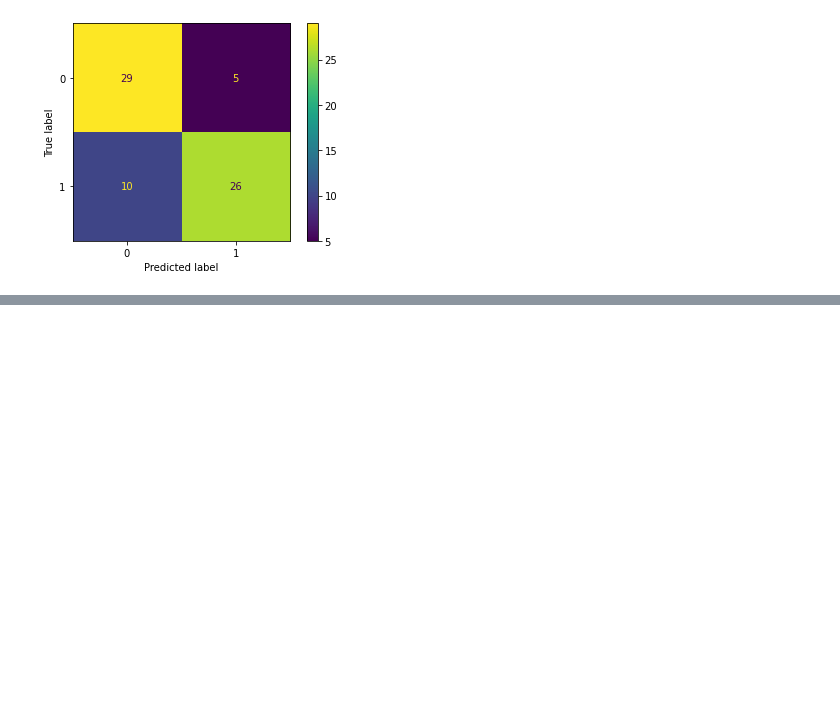
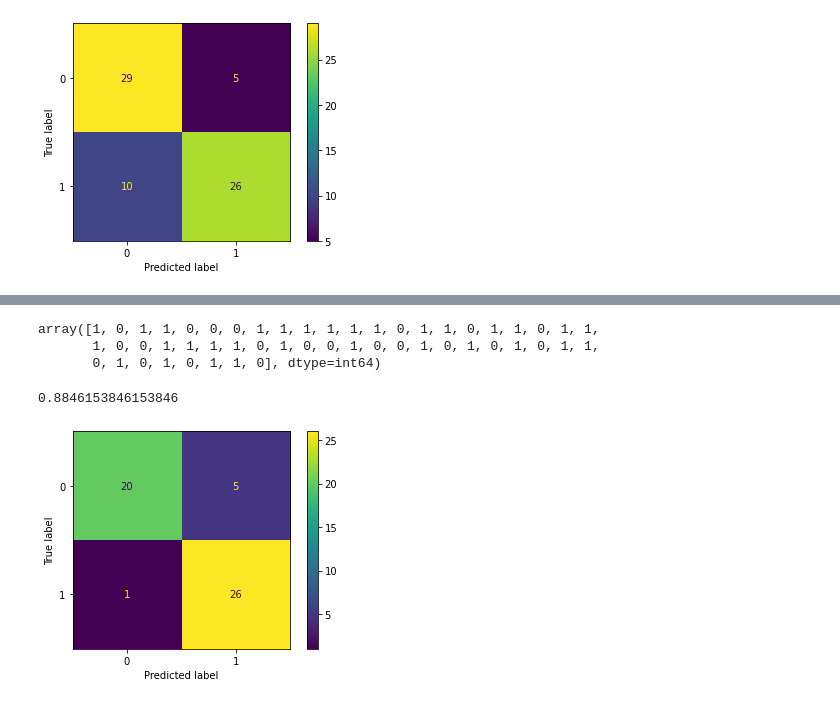
Before and after one commit to Albertuff/Machine-Learning, a Jupyter notebook: Modulo 1/Clase4.ipynb, the cells around one changed output, grey strips where cells are left out. Saved outputs shown, nothing was run; the diff lists cells and outputs as text; code cells hidden in the pictures; blank space fills up the shorter version.

```diff
--- a/Modulo 1/Clase4.ipynb
+++ b/Modulo 1/Clase4.ipynb
@@ -79,0 +88,5 @@ array([1, 1, 1, 1, 0, 1, 0, 1, 1, 1, 0, 0, 0, 1, 0, 0, 1, 0, 0, 0, 0, 0,
+# %%
+# Vamos a construir el conjunto de datos de entrenamiento y de prueba
+
+datos_entrenamiento=datos[sorteo==1]
+datos_prueba=datos[sorteo==0]
@@ -79,0 +113,32 @@ array([1, 1, 1, 1, 0, 1, 0, 1, 1, 1, 0, 0, 0, 1, 0, 0, 1, 0, 0, 0, 0, 0,
+# %%
+# Seleccionamos los atributos y la variable objetivos del conjunto de entrenamiento
+
+X_entrenamiento=datos_entrenamiento[["height","weight"]]  # Atributos
+Y_entrenamiento=datos_entrenamiento["gender"]             # Variable objetivo o target
+
+# Seleccionamos los atributos y la variable del conjunto de prueba
+
+X_prueba=datos_prueba[["height","weight"]]  # Atributos
+Y_prueba=datos_prueba["gender"]             # Variable objetivo o target
+# %%
+# Vamos a entrenar al algoritmo, en este caso Knn con k=3
+
+K_vecinos=KNeighborsClassifier(n_neighbors=3).fit(X_entrenamiento,Y_entrenamiento)
+# %%
+# Veamos que tan bien predice el modelo en el conjunto de entrenamiento (aunque es una mala practica hacer esto)
+
+predicciones=K_vecinos.predict(X_entrenamiento)
+predicciones
+# %% [output]
+array([1, 0, 1, 1, 0, 0, 0, 1, 1, 1, 1, 1, 1, 0, 1, 1, 0, 1, 1, 0, 1, 1,
+       1, 0, 0, 1, 1, 1, 1, 0, 1, 0, 0, 1, 0, 0, 1, 0, 1, 0, 1, 0, 1, 1,
+       0, 1, 0, 1, 0, 1, 1, 0], dtype=int64)
+# %%
+plot_confusion_matrix(K_vecinos,X_entrenamiento,Y_entrenamiento)    # Medición optimista del algoritmo de k vecinos mas cercanos
+                                                                    # La matriz de confusión me ayuida a identificar que casos le cuesta mas trabajo al método clasificar,
+                                                                    # dicho de otro modo, en donde se equivoca mas el algoritmo
+                                                                    # El porcentaje de exactitud de casos que se predicen correctamente es de 88.5%
+metrics.accuracy_score(Y_entrenamiento,predicciones)
+# %% [output]
+0.8846153846153846
+[figure, added]
```
Also changed, not shown: parts of 8 cells of this notebook, 1 other file.
